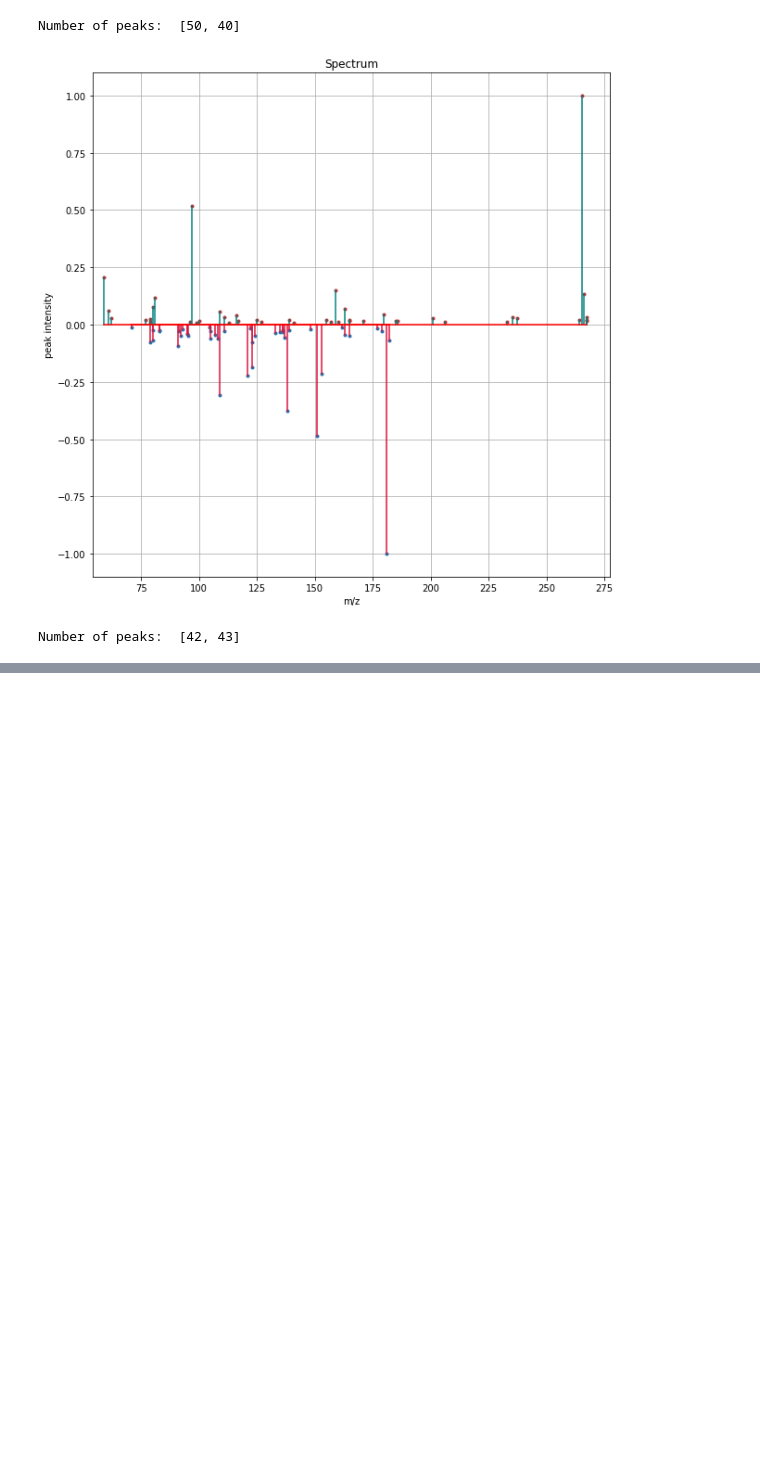
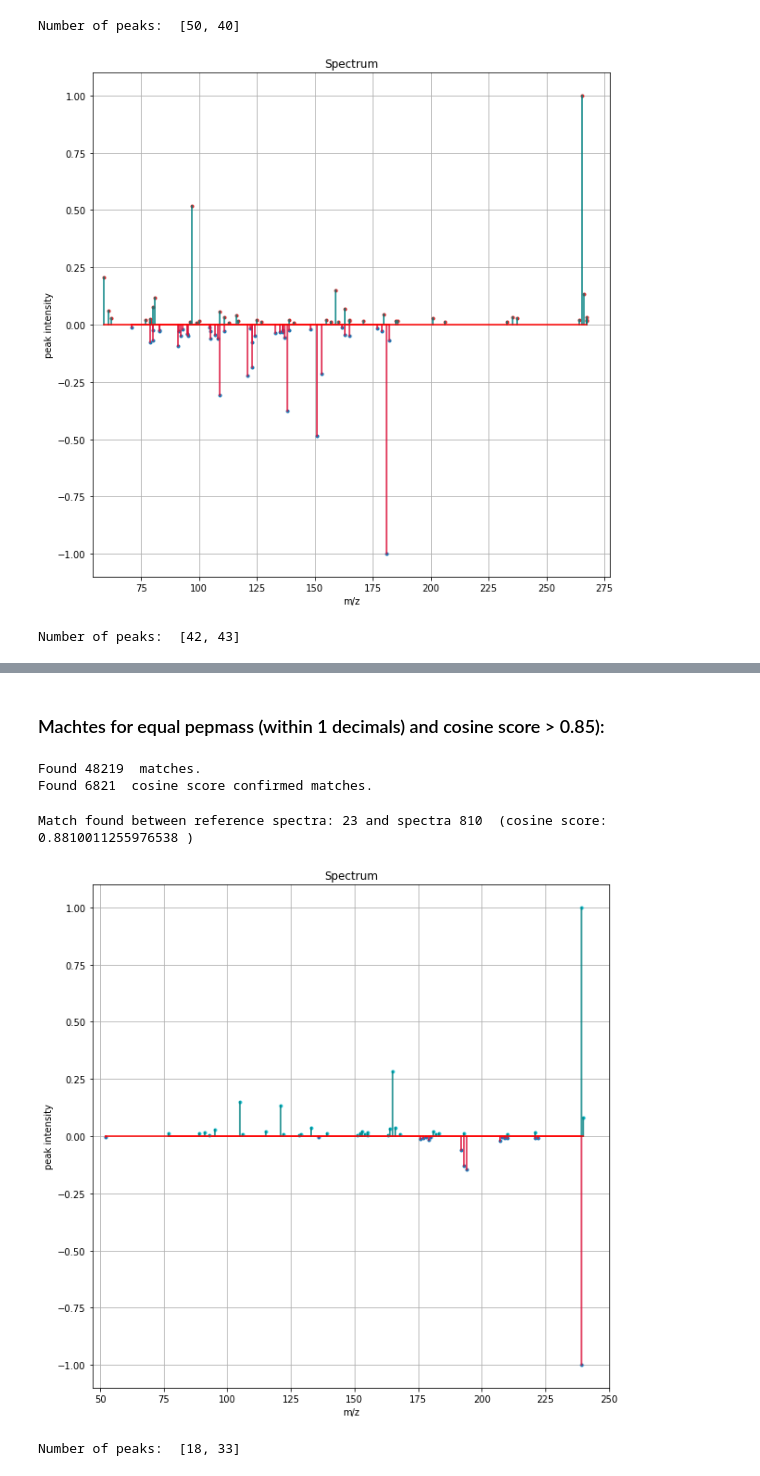
Before and after one commit to florian-huber/SeSiMe, a Jupyter notebook: notebooks/Spec2Vec-compare_MS-MS_datasets.ipynb, the cells around one changed output, grey strips where cells are left out. Drawn from its saved outputs; the diff is of its cells as text; code cells hidden in the pictures; blank space fills up the shorter version.

Commit message:
additional matching tests (higher cosine threshold

```diff
--- a/notebooks/Spec2Vec-compare_MS-MS_datasets.ipynb
+++ b/notebooks/Spec2Vec-compare_MS-MS_datasets.ipynb
@@ -443,0 +466,47 @@ Number of peaks:  [42, 43]
+# %% [markdown]
+### Machtes for equal pepmass (within 1 decimals) and cosine score > 0.85):
+# %%
+cosine_threshold = 0.85
+cosine_tol = 0.01
+
+find_precursor_matches = []
+find_precursor_matches_confirmed = []
+find_precursor_matches_not_confirmed = []
+find_precursor_matches_1 = []
+find_target_matched = np.zeros((len(spectra)))
+
+for i, pepmass in enumerate(allGNPS_mz):
+    found_ones = np.where(target_mz == np.round(pepmass, decimals))[0]
+    if len(found_ones) > 0:
+        find_precursor_matches.append(1)
+        cosine_scores = []
+        for one in found_ones:
+            cosine_scores.append(MS_functions.cosine_score(spectra[i], spectra_ref[one], tol = cosine_tol)[0])
+        find_precursor_matches_1.append((i, precursor_mz, found_ones, cosine_scores))
+        if max(cosine_scores) > cosine_threshold:
+            find_precursor_matches_confirmed.append((i, precursor_mz, found_ones, cosine_scores))
+        else:
+            find_precursor_matches_not_confirmed.append((i, max(cosine_scores)))
+    else:
+        find_precursor_matches.append(0)
+
+print("Found", np.sum(np.array(find_precursor_matches)), " matches with similar pepmass.")
+found_IDX = np.where(np.array(find_precursor_matches) == 1)
+
+print("Found", len(find_precursor_matches_confirmed), " cosine score confirmed matches.")
+# %% [output]
+Found 48219  matches.
+Found 6821  cosine score confirmed matches.
+# %%
+ID = 0
+max_score = max(find_precursor_matches_confirmed[ID][3])
+ID_best_score = find_precursor_matches_confirmed[ID][3].index(max_score)
+
+ID1 = find_precursor_matches_confirmed[ID][0]
+ID2 = find_precursor_matches_confirmed[ID][2][ID_best_score]
+print("Match found between reference spectra:", ID1, "and spectra", ID2, " (cosine score:", max_score,")")
+compare_spectra(spectra[ID1],spectra_ref[ID2], min_mz = None, max_mz = None)
+# %% [output]
+Match found between reference spectra: 23 and spectra 810  (cosine score: 0.8810011255976538 )
+[figure, added]
+Number of peaks:  [18, 33]
```
Also changed, not shown: parts of 8 cells of this notebook.
